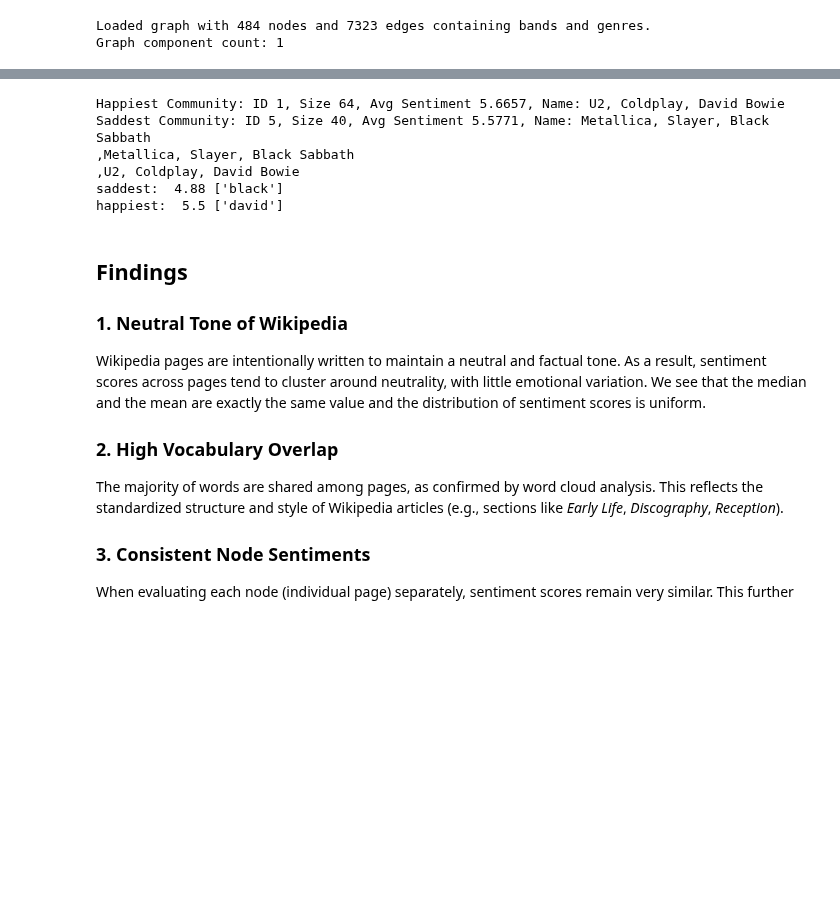
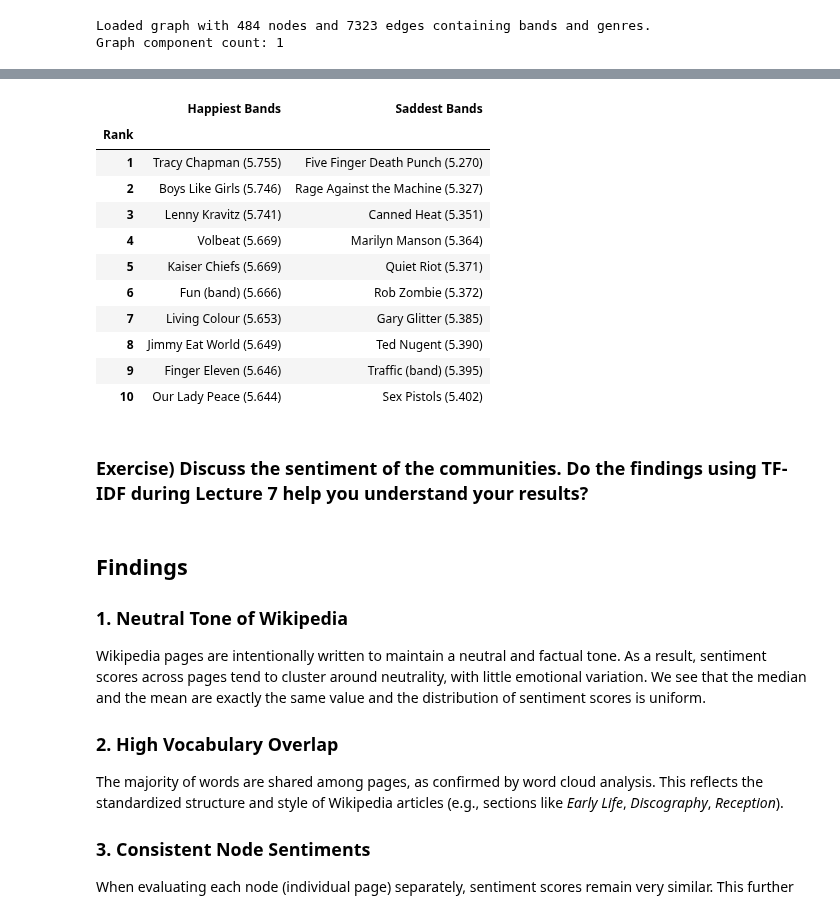
Before and after one commit to rifolio/dtu-projects-2025-autumn, a Jupyter notebook: social-graphs/assignment-2-parts/part-4-sentiment-analysis.ipynb, the cells around one changed output, grey strips where cells are left out. Drawn from its saved outputs; the diff is of its cells as text; code cells hidden in the pictures; blank space fills up the shorter version.

```diff
--- a/social-graphs/assignment-2-parts/part-4-sentiment-analysis.ipynb
+++ b/social-graphs/assignment-2-parts/part-4-sentiment-analysis.ipynb
@@ -220,25 +204,46 @@ plt.show()
 # %%
-# happiest and saddest communities
-happiest_com = max(community_sentiments, key=lambda x: x[2])
-saddest_com = min(community_sentiments, key=lambda x: x[2])
-print(f"Happiest Community: ID {happiest_com[0]}, Size {happiest_com[1]}, Avg Sentiment {happiest_com[2]:.4f}, Name: {comm_names[happiest_com[0]]}")
-print(f"Saddest Community: ID {saddest_com[0]}, Size {saddest_com[1]}, Avg Sentiment {saddest_com[2]:.4f}, Name: {comm_names[saddest_com[0]]}")
-txt_name_saddest = comm_names[saddest_com[0]]
-txt_name_happiest = comm_names[happiest_com[0]]
+# Exercise: Who are the 10 artists with happiest and saddest pages?
+from IPython.display import display
 
-print(txt_name_saddest.join(', '))
-print(txt_name_happiest.join(', '))
-score, matched = calculate_sentiment(txt_name_saddest, df)
-print('saddest: ', score, matched)
-score, matched = calculate_sentiment(txt_name_happiest, df)
-print('happiest: ', score, matched)
+sorted_sentiment_bands = sorted(
+    G_genres.nodes(data=True), key=lambda x: x[1].get("sentiment", np.nan)
+)
+
+# Get top 10 saddest and happiest
+saddest_bands = [
+    f"{band} ({data.get('sentiment'):.3f})"
+    for band, data in sorted_sentiment_bands[:10]
+]
+
+happiest_bands = [
+    f"{band} ({data.get('sentiment'):.3f})"
+    for band, data in sorted_sentiment_bands[-10:][::-1]
+]
+
+# Create DataFrame
+df_sentiment = pd.DataFrame({
+    'Happiest Bands': happiest_bands,
+    'Saddest Bands': saddest_bands
+}, index=range(1, 11))
+
+df_sentiment.index.name = 'Rank'
+
+display(df_sentiment)
 # %% [output]
-Happiest Community: ID 1, Size 64, Avg Sentiment 5.6657, Name: U2, Coldplay, David Bowie
-Saddest Community: ID 5, Size 40, Avg Sentiment 5.5771, Name: Metallica, Slayer, Black Sabbath
-,Metallica, Slayer, Black Sabbath
-,U2, Coldplay, David Bowie
-saddest:  4.88 ['black']
-happiest:  5.5 ['david']
+|  | Happiest Bands | Saddest Bands |
+| Rank |  |  |
+| 1 | Tracy Chapman (5.755) | Five Finger Death Punch (5.270) |
+| 2 | Boys Like Girls (5.746) | Rage Against the Machine (5.327) |
+| 3 | Lenny Kravitz (5.741) | Canned Heat (5.351) |
+| 4 | Volbeat (5.669) | Marilyn Manson (5.364) |
+| 5 | Kaiser Chiefs (5.669) | Quiet Riot (5.371) |
+| 6 | Fun (band) (5.666) | Rob Zombie (5.372) |
+| 7 | Living Colour (5.653) | Gary Glitter (5.385) |
+| 8 | Jimmy Eat World (5.649) | Ted Nugent (5.390) |
+| 9 | Finger Eleven (5.646) | Traffic (band) (5.395) |
+| 10 | Our Lady Peace (5.644) | Sex Pistols (5.402) |
+# %% [markdown]
+### Exercise) Discuss the sentiment of the communities. Do the findings using TF-IDF during Lecture 7 help you understand your results?
 # %% [markdown]
 ## Findings
 
```
Also changed, not shown: parts of 17 cells of this notebook, 3 other files.
